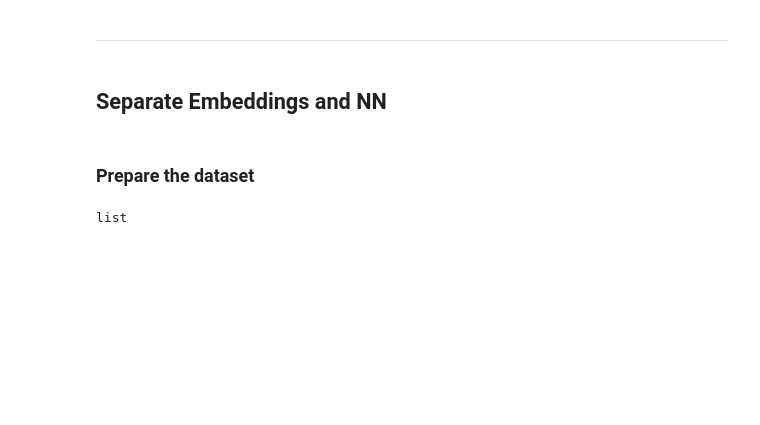
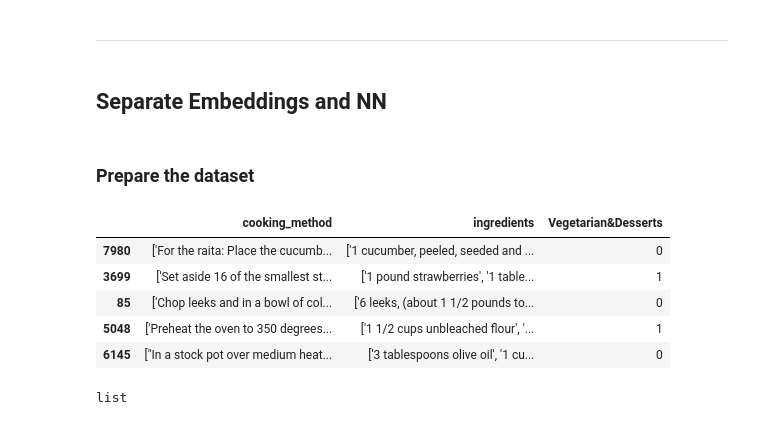
Before and after one commit to lavo2/HLT-Project, a Jupyter notebook: prova_nn.ipynb, the cells around one changed output. Drawn from its saved outputs; the diff is of its cells as text; code cells hidden in the pictures; blank space fills up the shorter version.

```diff
--- a/prova_nn.ipynb
+++ b/prova_nn.ipynb
@@ -235,13 +235,20 @@ df = pd.read_csv('./dataset/recipes_df_r.csv')
 columns = ['cooking_method', 'ingredients', 'Vegetarian&Desserts']
 df = df[columns]
 # %%
-'''# take 1000 samples keeping same distribution of feature 'Vegetarian&Desserts'
-df_v = df[df['Vegetarian&Desserts'] == 1].sample(n=333)
-df_nv = df[df['Vegetarian&Desserts'] == 0].sample(n=667)
+# take 1000 samples keeping same distribution of feature 'Vegetarian&Desserts'
+df_v = df[df['Vegetarian&Desserts'] == 1].sample(n=333*2)
+df_nv = df[df['Vegetarian&Desserts'] == 0].sample(n=667*2)
 df = pd.concat([df_v, df_nv])
 df = df.sample(frac=1)
 
-df.head()'''
+df.head()
+# %% [output]
+|  | cooking_method | ingredients | Vegetarian&Desserts |
+| 7980 | ['For the raita: Place the cucumb... | ['1 cucumber, peeled, seeded and ... | 0 |
+| 3699 | ['Set aside 16 of the smallest st... | ['1 pound strawberries', '1 table... | 1 |
+| 85 | ['Chop leeks and in a bowl of col... | ['6 leeks, (about 1 1/2 pounds to... | 0 |
+| 5048 | ['Preheat the oven to 350 degrees... | ['1 1/2 cups unbleached flour', '... | 1 |
+| 6145 | ["In a stock pot over medium heat... | ['3 tablespoons olive oil', '1 cu... | 0 |
 # %%
 # get the cooking_method as a list of strings
 cooking_methods = df['cooking_method'].values.tolist()
```
Also changed, not shown: parts of 13 cells of this notebook.
